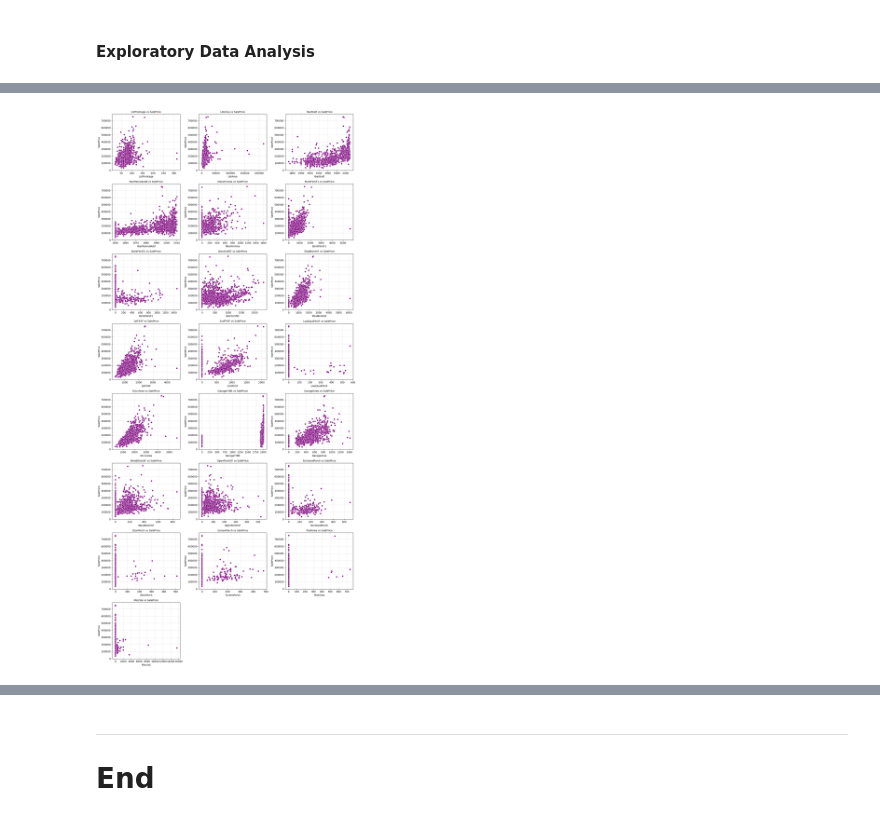
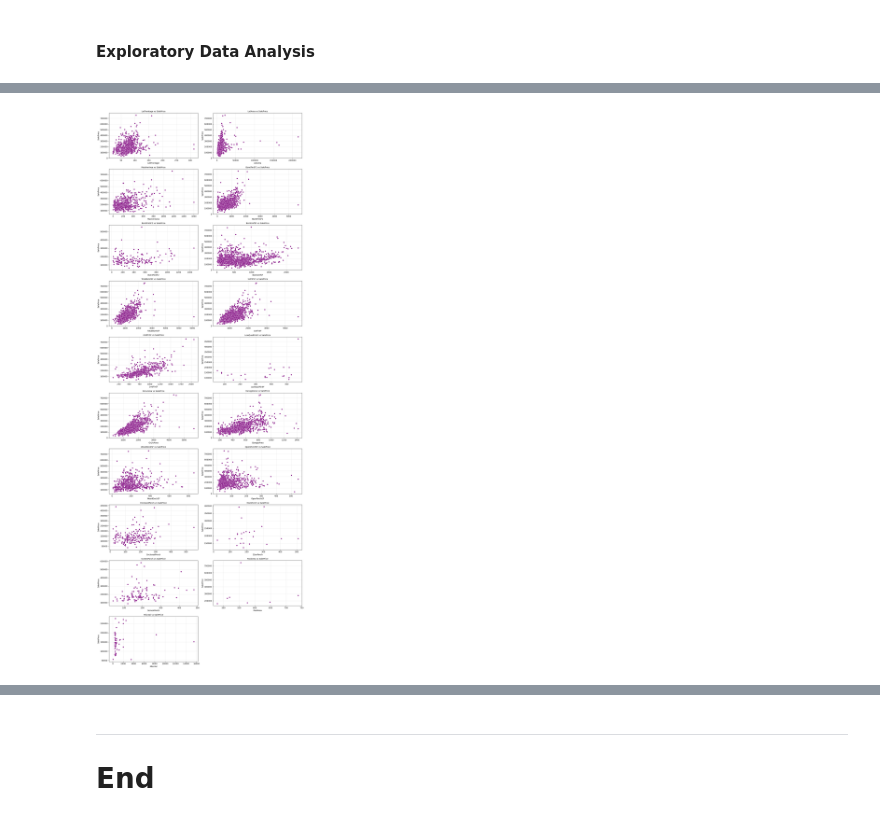
Before and after one commit to lmacakova/prices, a Jupyter notebook: house_prices.ipynb, the cells around one changed output, grey strips where cells are left out. Saved outputs shown, nothing was run; the diff lists cells and outputs as text; code cells hidden in the pictures.

```diff
--- a/house_prices.ipynb
+++ b/house_prices.ipynb
@@ -36,8 +45,8 @@ Ts_ds:
 # %%
 Filename = "test.csv"
 Datadir="../prices/Datasets/"
-ts_ds = pd.read_csv(Datadir + Filename, header=0, index_col="Id")
-ts_ds.head()
+test_ds = pd.read_csv(Datadir + Filename, header=0, index_col="Id")
+test_ds.head()
 # %% [output]
 |  | MSSubClass | MSZoning | LotFrontage | LotArea | Street | Alley | LotShape | LandContour | Utilities | ... |
 | Id |  |  |  |  |  |  |  |  |  | ... |
@@ -98,3 +108,4 @@ I need to put tr_ds and ts_ds together.
 # %%
 # Combine train_ds and test_ds
-combined_ds = pd.concat([tr_ds, ts_ds], axis=0)
+combined_ds = pd.concat([train_ds, test_ds], axis=0)
+combined_ds.info()
@@ -158,7 +187,7 @@ int_to_strings = ['MSSubClass', 'OverallQual', 'OverallCond', 'MoSold', 'BsmtFul
 
 float_to_int = ['LotFrontage', 'MasVnrArea', 'BsmtFinSF1', 'BsmtFinSF2',
                 'BsmtUnfSF', 'TotalBsmtSF', 'BsmtFullBath', 'BsmtHalfBath',
-                'GarageCars', 'GarageArea', 'GarageYrBlt']
+                'GarageCars', 'GarageArea', 'GarageYrBlt', 'YrSold']
 
 combined_ds[float_to_int] = combined_ds[float_to_int].astype('int64')
 combined_ds[int_to_strings] = combined_ds[int_to_strings].astype(str)
@@ -203,8 +232,8 @@ Split into train_ds and test_ds.\
 Train_ds:
 # %%
 # Split combined_ds back into train_ds and test_ds)
-train_ds = combined_ds.iloc[:len(tr_ds)].copy()
-test_ds  = combined_ds.iloc[len(tr_ds):].copy()
+train_ds = combined_ds.iloc[:len(train_ds)].copy()
+test_ds  = combined_ds.iloc[len(train_ds):].copy()
 
 # Drop 'SalePrice' from test dataset)
 test_ds = test_ds.drop('SalePrice', axis=1)
@@ -325,26 +367,37 @@ plt.show()
 # %%
-# Create regplots for all numerical variables against SalePrice
-numerical_cols = train_ds.select_dtypes(include=['int64']).columns.tolist()
-numerical_cols.remove('SalePrice')  # Remove target variable
-numerical_cols.remove('YrSold')  # Remove YrSold variable
+# Create scatterplots for all numerical variables against SalePrice
+numerical_cols = combined_ds.select_dtypes(include=['int64']).columns.tolist()
 
-n_cols = 3
+numerical_cols.remove('YearBuilt')  # Remove  some variables
+numerical_cols.remove('YearRemodAdd')
+numerical_cols.remove('GarageYrBlt')
+numerical_cols.remove('YrSold')
+
+n_cols = 2
 n_rows = (len(numerical_cols) + n_cols - 1) // n_cols
 
-fig, axes = plt.subplots(n_rows, n_cols, figsize=(15, 4 * n_rows))
+fig, axes = plt.subplots(n_rows, n_cols, figsize=(15,  4* n_rows))
 axes = axes.flatten()
 
 for ax, col in zip(axes, numerical_cols):
-    sns.scatterplot(data=train_ds, x=col, y='SalePrice', ax=ax,
-                color='purple')
+    subset = train_ds[train_ds[col] > 0]
+
+    sns.scatterplot(
+        data=subset,
+        x=col,
+        y='SalePrice',
+        ax=ax,
+        color='purple'
+    )
+
     ax.set_title(f'{col} vs SalePrice', fontsize=10)
     ax.grid(alpha=0.3)
 
 # Hide any unused axes
 for ax in axes[len(numerical_cols):]:
     ax.axis('off')
 
 plt.tight_layout()
 plt.show()
 # %% [output]
-[figure, old version]
+[figure, new version]
```
Also changed, not shown: parts of 34 cells of this notebook.
